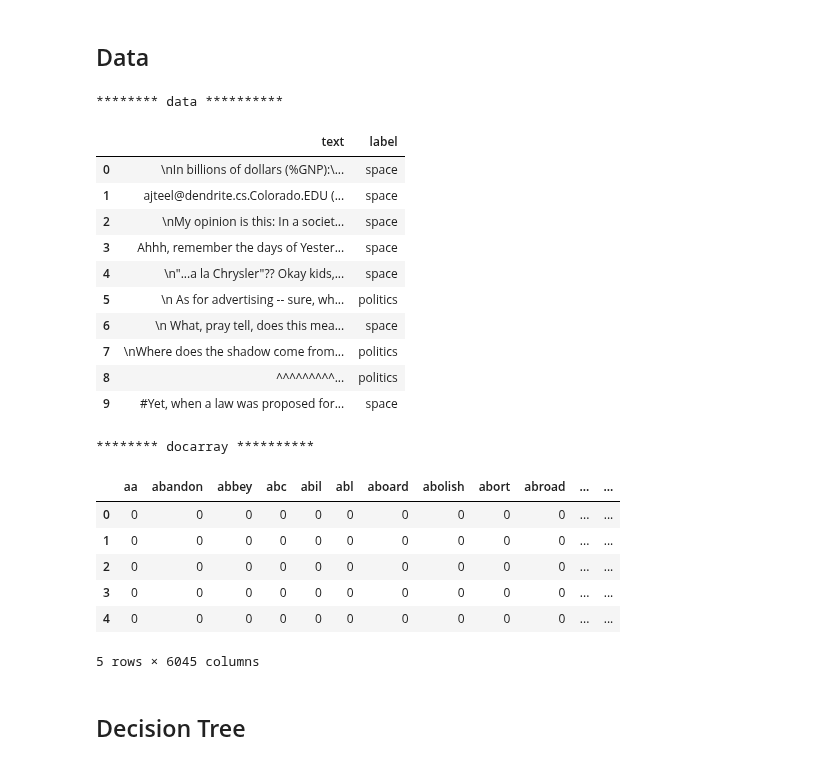
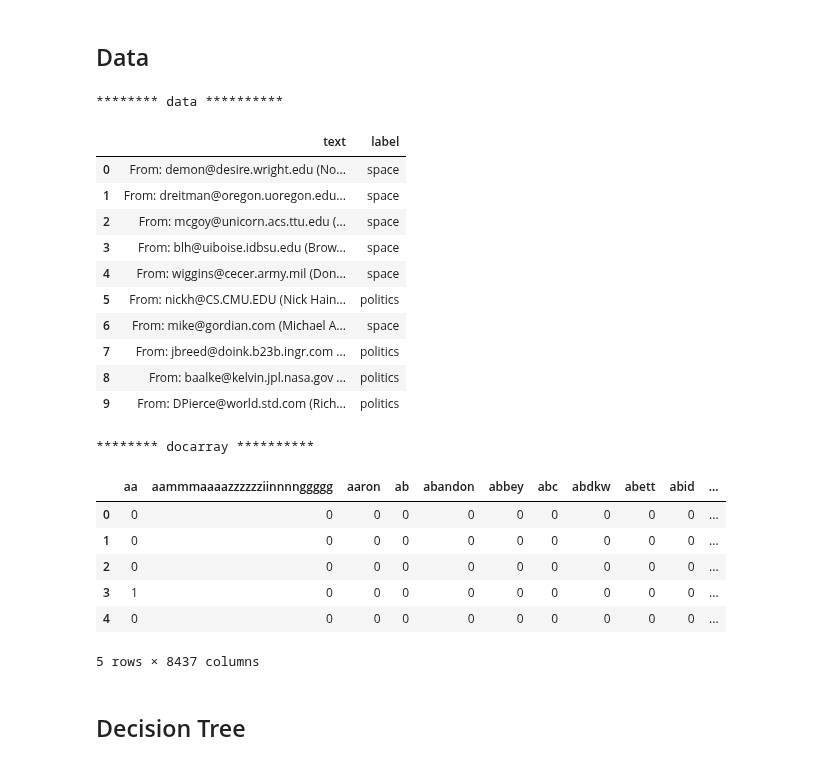
Before and after one commit to IndraniMandal/CSC310-S20, a Jupyter notebook: 19a_NLP_2.ipynb, the cells around one changed output. Cells and saved outputs as stored; diff of their text form; code cells hidden in the pictures.

```diff
--- a/19a_NLP_2.ipynb
+++ b/19a_NLP_2.ipynb
@@ -55,56 +50,55 @@ from treeviz import tree_print
 print("******** data **********")
 
 # get the newsgroup database
-newsgroups = pd.read_csv(home+"newsgroups-noheaders.csv")
-#newsgroups = pd.read_csv(home+"newsgroups.csv")
+newsgroups = pd.read_csv("https://raw.githubusercontent.com/IndraniMandal/ds-assets/main/assets/newsgroups.csv")
 newsgroups.head(n=10)
 # %% [output]
 ******** data **********
 |  | text | label |
-| 0 | \nIn billions of dollars (%GNP):\... | space |
-| 1 | ajteel@dendrite.cs.Colorado.EDU (... | space |
-| 2 | \nMy opinion is this: In a societ... | space |
-| 3 | Ahhh, remember the days of Yester... | space |
-| 4 | \n"...a la Chrysler"?? Okay kids,... | space |
-| 5 | \n As for advertising -- sure, wh... | politics |
-| 6 | \n What, pray tell, does this mea... | space |
-| 7 | \nWhere does the shadow come from... | politics |
-| 8 | ^^^^^^^^^... | politics |
-| 9 | #Yet, when a law was proposed for... | space |
+| 0 | From: demon@desire.wright.edu (No... | space |
+| 1 | From: dreitman@oregon.uoregon.edu... | space |
+| 2 | From: mcgoy@unicorn.acs.ttu.edu (... | space |
+| 3 | From: blh@uiboise.idbsu.edu (Brow... | space |
+| 4 | From: wiggins@cecer.army.mil (Don... | space |
+| 5 | From: nickh@CS.CMU.EDU (Nick Hain... | politics |
+| 6 | From: mike@gordian.com (Michael A... | space |
+| 7 | From: jbreed@doink.b23b.ingr.com ... | politics |
+| 8 | From: baalke@kelvin.jpl.nasa.gov ... | politics |
+| 9 | From: DPierce@world.std.com (Rich... | politics |
 # %%
 print("******** docarray **********")
 
 # build the stemmer object
 stemmer = PorterStemmer()
 
 # build a new default analyzer using CountVectorizer that only uses words: [a-zA-Z]+
 # also eliminate stop words
 analyzer= CountVectorizer(analyzer = "word",
                           stop_words = 'english',
                           token_pattern = "[a-zA-Z]+").build_analyzer()
 
 # build a new analyzer that stems using the default analyzer to create the words to be stemmed
 def stemmed_words(doc):
     return [stemmer.stem(w) for w in analyzer(doc)]
 
 # build docarray
 vectorizer = CountVectorizer(analyzer=stemmed_words,
                              #analyzer=analyzer,
                              binary=True,
                              min_df=2) # each word has to appear at least twice
 docarray = vectorizer.fit_transform(newsgroups['text']).toarray()
 docarray.shape
-doc_df = pd.DataFrame(docarray, columns=list(vectorizer.get_feature_names()))
+doc_df = pd.DataFrame(docarray, columns=list(vectorizer.get_feature_names_out()))
 doc_df.head()
 # %% [output]
 ******** docarray **********
-|  | aa | abandon | abbey | abc | abil | abl | aboard | abolish | abort | abroad | ... | ... |
-| 0 | 0 | 0 | 0 | 0 | 0 | 0 | 0 | 0 | 0 | 0 | ... | ... |
-| 1 | 0 | 0 | 0 | 0 | 0 | 0 | 0 | 0 | 0 | 0 | ... | ... |
-| 2 | 0 | 0 | 0 | 0 | 0 | 0 | 0 | 0 | 0 | 0 | ... | ... |
-| 3 | 0 | 0 | 0 | 0 | 0 | 0 | 0 | 0 | 0 | 0 | ... | ... |
-| 4 | 0 | 0 | 0 | 0 | 0 | 0 | 0 | 0 | 0 | 0 | ... | ... |
+|  | aa | aammmaaaazzzzzziinnnnggggg | aaron | ab | abandon | abbey | abc | abdkw | abett | abid | ... |
+| 0 | 0 | 0 | 0 | 0 | 0 | 0 | 0 | 0 | 0 | 0 | ... |
+| 1 | 0 | 0 | 0 | 0 | 0 | 0 | 0 | 0 | 0 | 0 | ... |
+| 2 | 0 | 0 | 0 | 0 | 0 | 0 | 0 | 0 | 0 | 0 | ... |
+| 3 | 1 | 0 | 0 | 0 | 0 | 0 | 0 | 0 | 0 | 0 | ... |
+| 4 | 0 | 0 | 0 | 0 | 0 | 0 | 0 | 0 | 0 | 0 | ... |
-5 rows × 6045 columns
+5 rows × 8437 columns
 # %% [markdown]
 ## Decision Tree
 # %%
```
Also changed, not shown: parts of 10 cells of this notebook.
